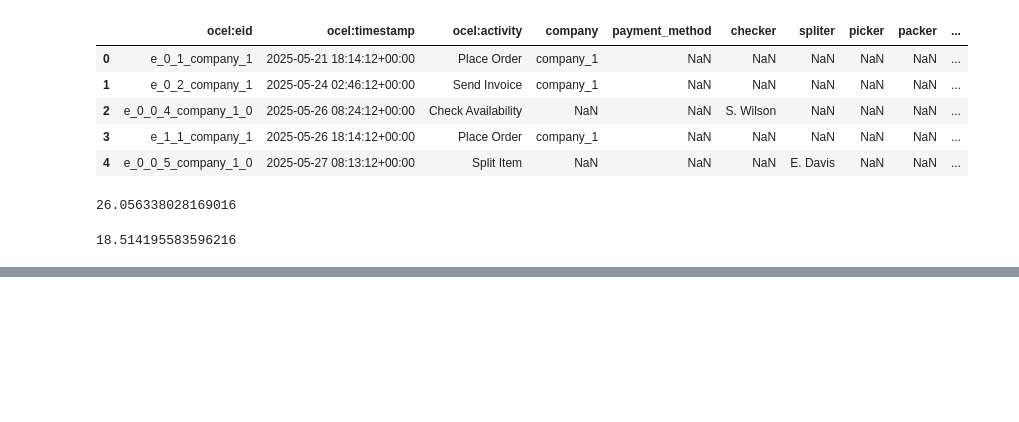
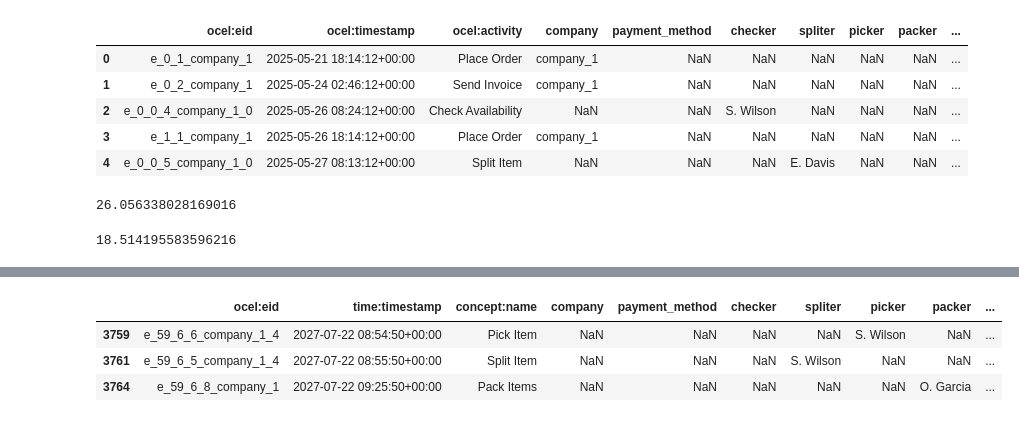
Before and after one commit to MHarmsKlu/SimulationSplittedDeliveries, a Jupyter notebook: simulation/ocpm_analysis.ipynb, the cells around one changed output, grey strips where cells are left out. Saved outputs shown, nothing was run; the diff lists cells and outputs as text; code cells hidden in the pictures; blank space fills up the shorter version.

```diff
--- a/simulation/ocpm_analysis.ipynb
+++ b/simulation/ocpm_analysis.ipynb
@@ -142,0 +196,13 @@ st.mean(partial_lead_times)
+# %%
+pm4py.filter_start_activities(
+    flat_items,
+    ['Pick Item'],
+    activity_key='concept:name',
+    case_id_key='case:concept:name',
+    timestamp_key='time:timestamp'
+)
+# %% [output]
+|  | ocel:eid | time:timestamp | concept:name | company | payment_method | checker | spliter | picker | packer | ... |
+| 3759 | e_59_6_6_company_1_4 | 2027-07-22 08:54:50+00:00 | Pick Item | NaN | NaN | NaN | NaN | S. Wilson | NaN | ... |
+| 3761 | e_59_6_5_company_1_4 | 2027-07-22 08:55:50+00:00 | Split Item | NaN | NaN | NaN | S. Wilson | NaN | NaN | ... |
+| 3764 | e_59_6_8_company_1 | 2027-07-22 09:25:50+00:00 | Pack Items | NaN | NaN | NaN | NaN | NaN | O. Garcia | ... |
```
Also changed, not shown: parts of 7 cells of this notebook, 2 other files.
